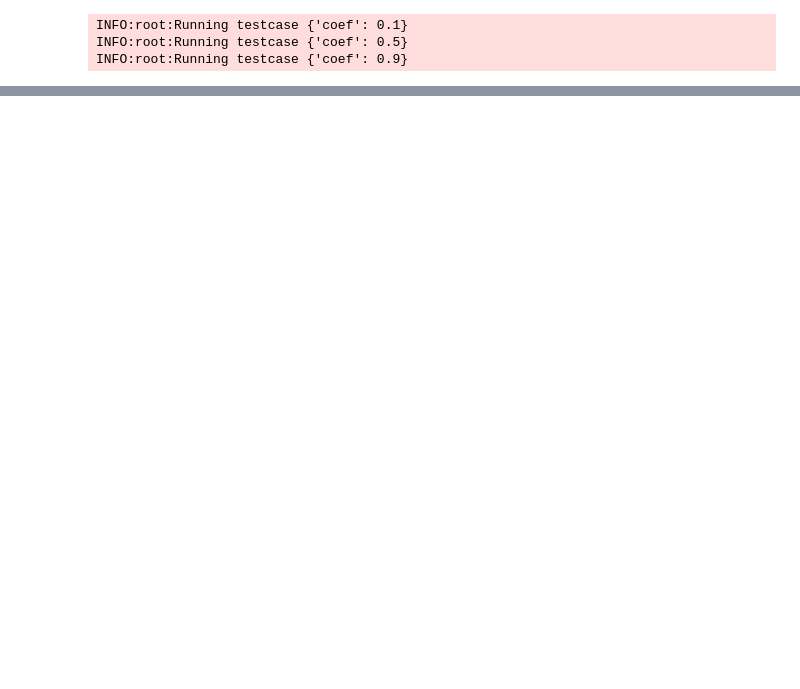
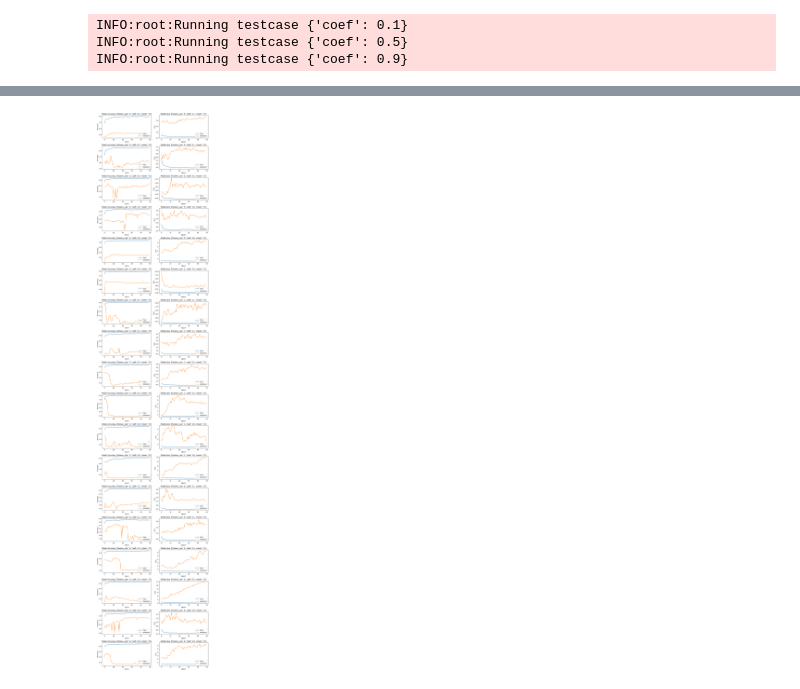
Before and after one commit to OnionKiller/AI_Homework_HAR-PUC-Rio, a Jupyter notebook: training.ipynb, the cells around one changed output, grey strips where cells are left out. Saved outputs shown, nothing was run; the diff lists cells and outputs as text; code cells hidden in the pictures; blank space fills up the shorter version.

```diff
--- a/training.ipynb
+++ b/training.ipynb
@@ -281,0 +298,39 @@ homework_utils.visualisation_with_confidence(
+# %%
+def create_normalised_model_extended(hidden_size,coef,mode=None):
+    model = Sequential()
+    model.add(
+        Dense(
+            hidden_size,
+            input_dim=len(feature_cols),
+            activation="sigmoid",
+            bias_regularizer= regularizers.L2(coef) if mode == 'l2' else regularizers.L1(coef),
+        )
+    )
+    model.add(Dense(O, activation="softmax"))
+    optimizer = Adam(learning_rate=0.01)
+    model.compile(
+        loss="categorical_crossentropy",
+        optimizer=optimizer,
+        metrics=["categorical_crossentropy", "mean_squared_error", "accuracy"],
+    )
+    return model
+# %%
+coefs = [0.1,0.5,0.9]
+modes = ['l1','l2']
+hdsizes = [5,7,9]
+test_matrice_reg_2 = list()
+for hs in hdsizes:
+    for c in coefs:
+        for mode in modes:
+            test_matrice_reg_2.append(
+                {'hidden_size':hs,'coef':c,'mode':mode}
+            )
+# %%
+regularization_test_results_ext = homework_utils.wrap_test_case(
+    test_matrice_reg_2,
+    create_normalised_model_extended,
+    df[feature_cols].values,
+    df[target_col].values,
+    df_scaled_validation[feature_cols].values,
+    df_scaled_validation[target_col].values,
+)
@@ -281,0 +379,8 @@ homework_utils.visualisation_with_confidence(
+# %%
+reload(homework_utils)
+homework_utils.figure_from_histories(
+    [I.histories[0] for I in regularization_test_results_ext],
+    [I.testcase for I in regularization_test_results_ext],
+)
+# %% [output]
+[figure, added]
```
Also changed, not shown: parts of 20 cells of this notebook, 1 other file.
